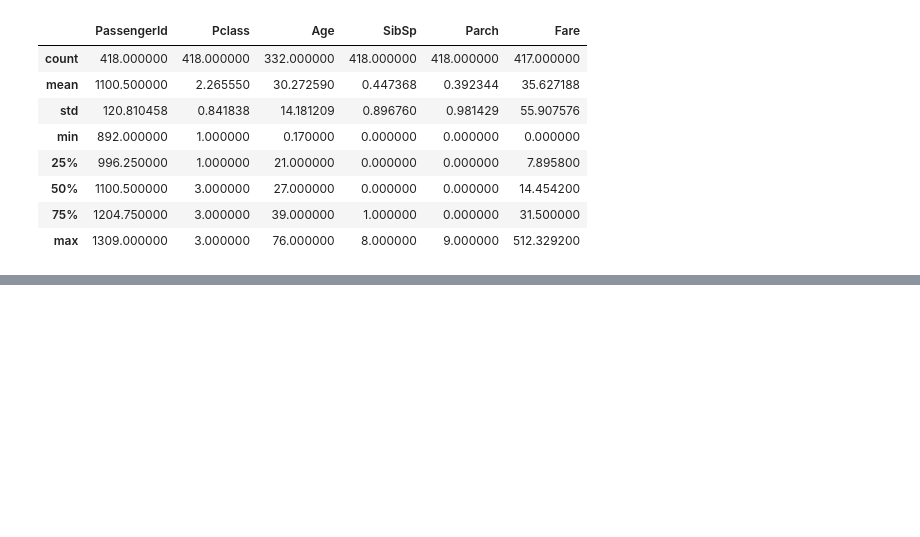
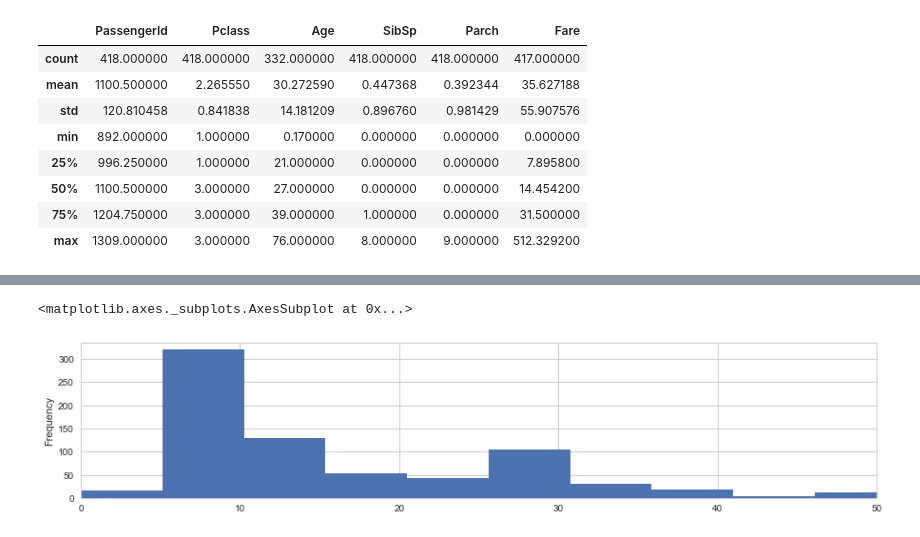
Before and after one commit to u-abramchuk/titanic, a Jupyter notebook: code/notebook.ipynb, the cells around one changed output, grey strips where cells are left out. Saved outputs shown, nothing was run; the diff lists cells and outputs as text; code cells hidden in the pictures; blank space fills up the shorter version.

```diff
--- a/code/notebook.ipynb
+++ b/code/notebook.ipynb
@@ -121,0 +264,7 @@ test.describe()
+# %%
+# Name
+
+# I think I can extract some info from it later, like length or title, but for now I'll just throw it away
+
+train = train.drop(['Name'], axis=1)
+train.head()
@@ -121,0 +278,3 @@ test.describe()
+# %%
+test = test.drop(['Name'], axis=1)
+test.head()
@@ -121,0 +296,17 @@ test.describe()
+# %%
+# Ticket
+
+# Drop it as it's not evident how it can be useful
+train = train.drop(['Ticket'], axis=1)
+test = test.drop(['Ticket'], axis=1)
+# %%
+# Fare
+
+# There is one missing value in test set. Let's set it just to be median.
+test['Fare'].fillna(test['Fare'].median(), inplace=True)
+test['Fare'].isnull().sum()
+
+train['Fare'].plot(kind='hist', figsize=(15,3),bins=100, xlim=(0,50))
+# %% [output]
+<matplotlib.axes._subplots.AxesSubplot at 0x...>
+[figure, added]
```
Also changed, not shown: parts of 29 cells of this notebook.
